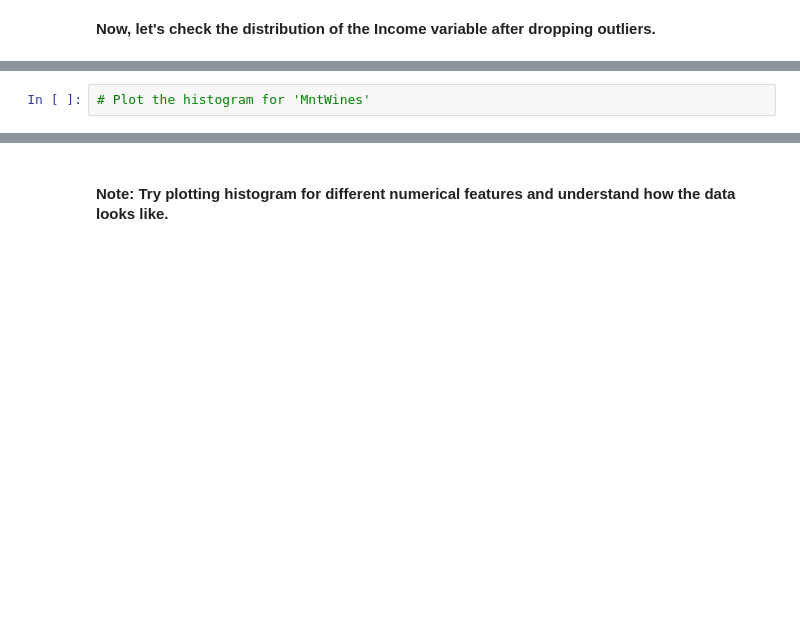
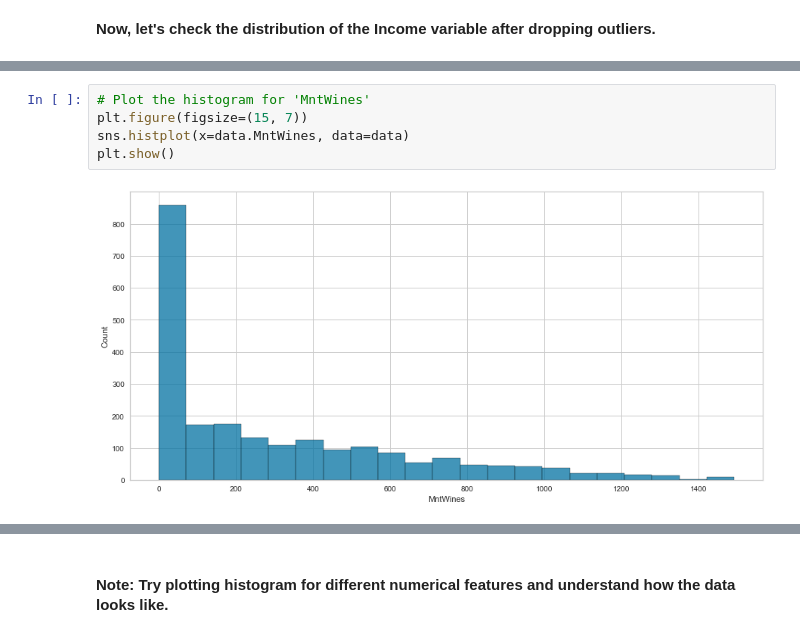
Before and after one commit to robertxbrown06/unsupervised-learning-customer-segmentation, a Jupyter notebook: Reference_Notebook_Milestone_1_Unsupervised_Learning.ipynb, the cells around one changed output, grey strips where cells are left out. Drawn from its saved outputs; the diff is of its cells as text; blank space fills up the shorter version.

```diff
--- a/Reference_Notebook_Milestone_1_Unsupervised_Learning.ipynb
+++ b/Reference_Notebook_Milestone_1_Unsupervised_Learning.ipynb
@@ -382,4 +438,9 @@ data.drop(index=[_______________], inplace=True) # Pass the indices of the obser
 # %%
 # Plot the histogram for 'MntWines'
+plt.figure(figsize=(15, 7))
+sns.histplot(x=data.MntWines, data=data)
+plt.show()
+# %% [output]
+[figure, added]
 # %%
 # Plot the histogram for 'MntFruits'
```
Also changed, not shown: parts of 34 cells of this notebook.
